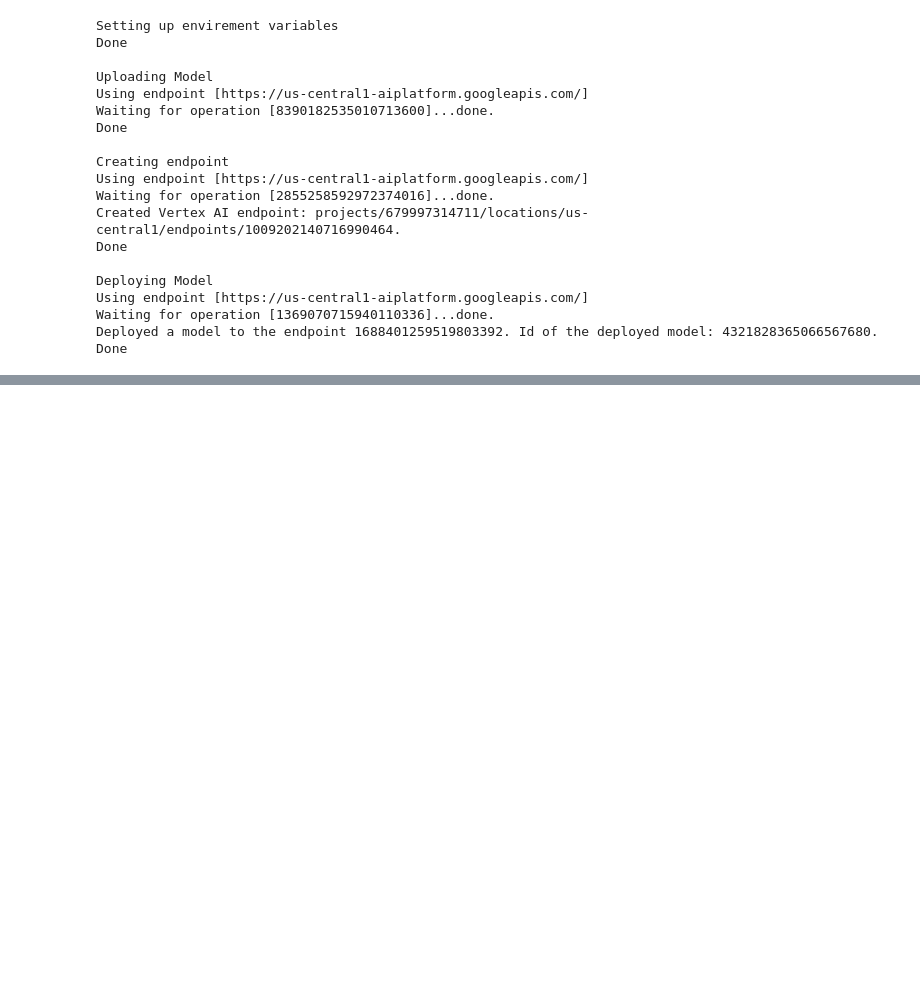
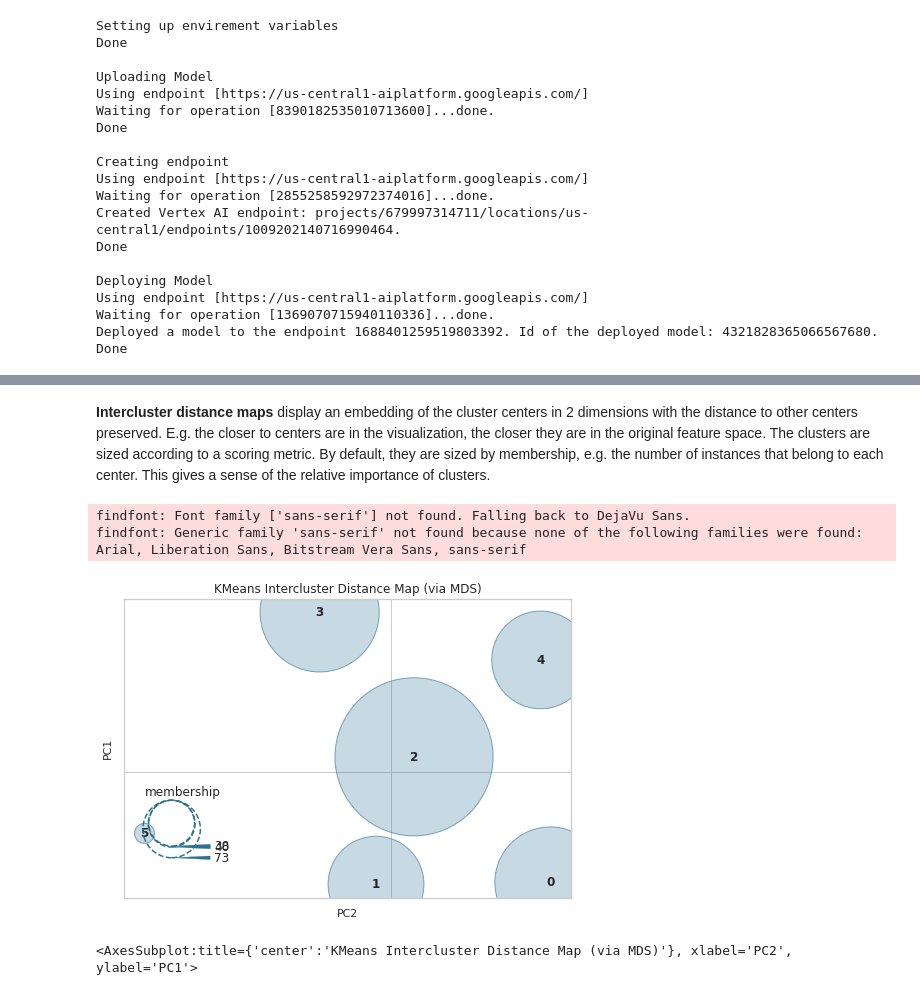
Before and after one commit to AdrianTJ/bookish-journey, a Jupyter notebook: model/KMeans_Training.ipynb, the cells around one changed output, grey strips where cells are left out. Cells and saved outputs as stored; diff of their text form; code cells hidden in the pictures; blank space fills up the shorter version.

```diff
--- a/model/KMeans_Training.ipynb
+++ b/model/KMeans_Training.ipynb
@@ -241,0 +283,16 @@ Done
+# %% [markdown]
+**Intercluster distance maps** display an embedding of the cluster centers in 2 dimensions with the distance to other centers preserved. E.g. the closer to centers are in the visualization, the closer they are in the original feature space. The clusters are sized according to a scoring metric. By default, they are sized by membership, e.g. the number of instances that belong to each center. This gives a sense of the relative importance of clusters.
+# %%
+from yellowbrick.cluster import InterclusterDistance
+
+# Instantiate the clustering model and visualizer
+model = KMeans(6)
+visualizer = InterclusterDistance(model)
+
+visualizer.fit(X)        # Fit the data to the visualizer
+visualizer.show()        # Finalize and render the figure
+# %% [output]
+findfont: Font family ['sans-serif'] not found. Falling back to DejaVu Sans.
+findfont: Generic family 'sans-serif' not found because none of the following families were found: Arial, Liberation Sans, Bitstream Vera Sans, sans-serif
+[figure, added]
+<AxesSubplot:title={'center':'KMeans Intercluster Distance Map (via MDS)'}, xlabel='PC2', ylabel='PC1'>
```
Also changed, not shown: parts of 7 cells of this notebook.
